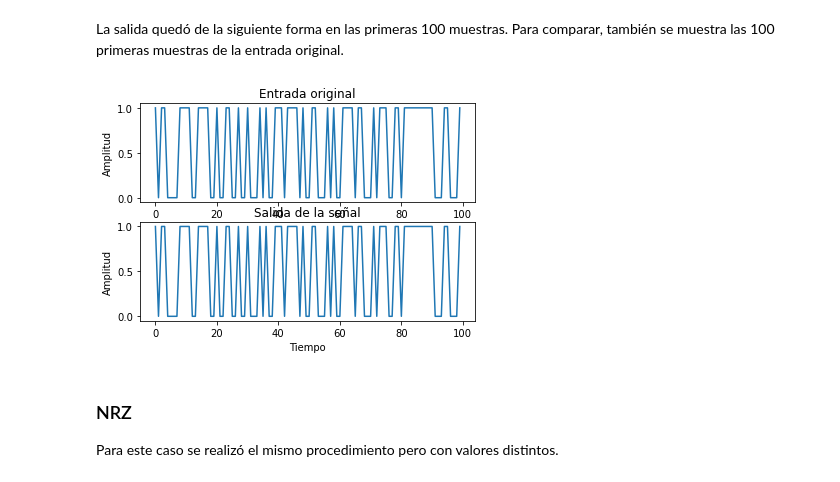
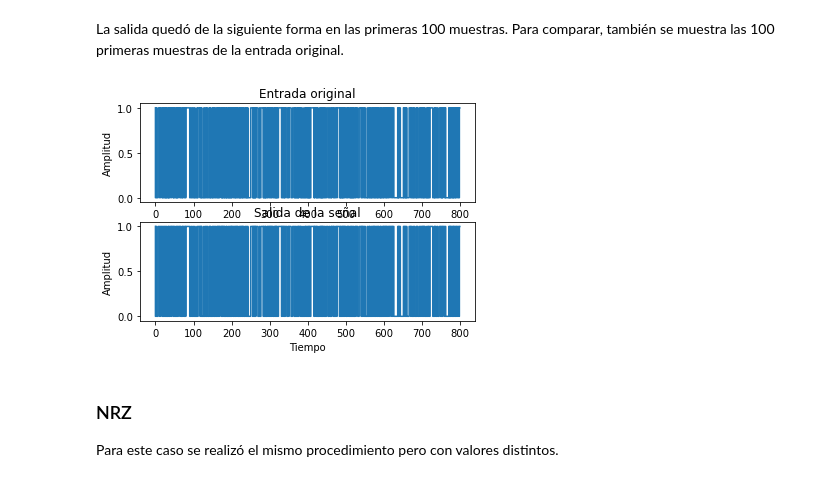
Before and after one commit to JoaquinPBarrientos/Prueba-2-ICOM, a Jupyter notebook: Prueba-2-ICOM.ipynb, the cells around one changed output. Cells and saved outputs as stored; diff of their text form; code cells hidden in the pictures.

```diff
--- a/Prueba-2-ICOM.ipynb
+++ b/Prueba-2-ICOM.ipynb
@@ -310,9 +312,9 @@ plt.show()
 ### NRZ
 Para NRZ se hizo el mismo procedimiento
 # %%
-nrz_noise_vector = []
-for i in  range(len(nrz_vector)):
-    nrz_noise_vector.append(nrz_vector[i] + ruidos[3][i])
+nrz_noise_vectors = np.zeros((5,8*N))
+for i in  range(len(nrz_noise_vectors)):
+    nrz_noise_vectors[i] = nrz_vector + ruidos[i]
 # %%
 plt.title("Señal modulada en NRZ con ruido agregado")
 plt.ylabel("Amplitud")
@@ -326,9 +328,9 @@ plt.show()
 ### BPPM
 Nuevamente se realizó el mismo procedimiento
 # %%
-bppm_noise_vector = []
-for i in  range(len(bppm_vector)):
-    bppm_noise_vector.append(bppm_vector[i] + ruidos[3][i])
+bppm_noise_vectors = np.zeros((5,8*N))
+for i in  range(len(bppm_noise_vectors)):
+    bppm_noise_vectors[i] = bppm_vector + ruidos[i]
 # %%
 plt.title("Señal modulada en BPPM con ruido")
 plt.ylabel("Amplitud")
@@ -349,40 +351,43 @@ umbral_ook = (A_ook + 0)/2
 # %% [markdown]
 Como son 8 muestras por bit, se tomaron las 8 muestras para tomar el promedio. Como  $\textit{ook_noise_vector}$ tiene 8 veces más muestras, se elegieron cada 8, y se promediaron para luego poder juzgar que valor corresponde.
 # %%
-s_ook=[]
-for i in range(len(bits)):
-    b = 0.0
-    inter = ook_noise_vector[i*8:(i+1)*8]
-    for q in range(len(inter)):
-        b += inter[q]
-    s_ook.append(b/8)
+s_ook = np.zeros((5,N))
+for z in range(len(ook_noise_vectors)):
+    for i in range(len(bits)):
+        b = 0.0
+        inter = ook_noise_vectors[z][i*8:(i+1)*8]
+        for q in range(len(inter)):
+            b += inter[q]
+        b = b/8
+        s_ook[z][i] = b
 # %% [markdown]
 En el siguiente código se realiza la comparación de cada valor de la lista creada anteriormente frente al umbral. Si es mayor que el umbral, entonces corresponde al símbolo "$1$". En el caso contrario, corresponde al valor "$0$"
 # %%
 for i in range(len(s_ook)):
-    if s_ook[i] > umbral_ook:
-        s_ook[i] = 1.0
-    else:
-        s_ook[i] = 0.0
+    for q in range(len(s_ook[i])):
+        if s_ook[i][q] > umbral_ook:
+            s_ook[i][q] = 1.0
+        else:
+            s_ook[i][q] = 0.0
 # %% [markdown]
 La salida quedó de la siguiente forma en las primeras 100 muestras. Para comparar, también se muestra las 100 primeras muestras de la entrada original.
 # %%
 
 plt.subplot(2,1,1)
 plt.title("Entrada original")
 plt.ylabel("Amplitud")
 plt.xlabel("Tiempo")
-plt.plot(range(len(bits[:100])),bits[:100])
+plt.step(range(len(bits[:800])),bits[:800])
 
 plt.subplot(2,1,2)
 plt.title("Salida de la señal")
 plt.ylabel("Amplitud")
 plt.xlabel("Tiempo")
-plt.plot(range(len(s_ook[:100])),s_ook[:100])
+plt.step(range(len(s_ook[2][:800])),s_ook[2][:800])
 
 plt.show()
 # %% [output]
-[figure, old version]
+[figure, new version]
 # %% [markdown]
 ### NRZ
 Para este caso se realizó el mismo procedimiento pero con valores distintos.
```
Also changed, not shown: parts of 34 cells of this notebook.
